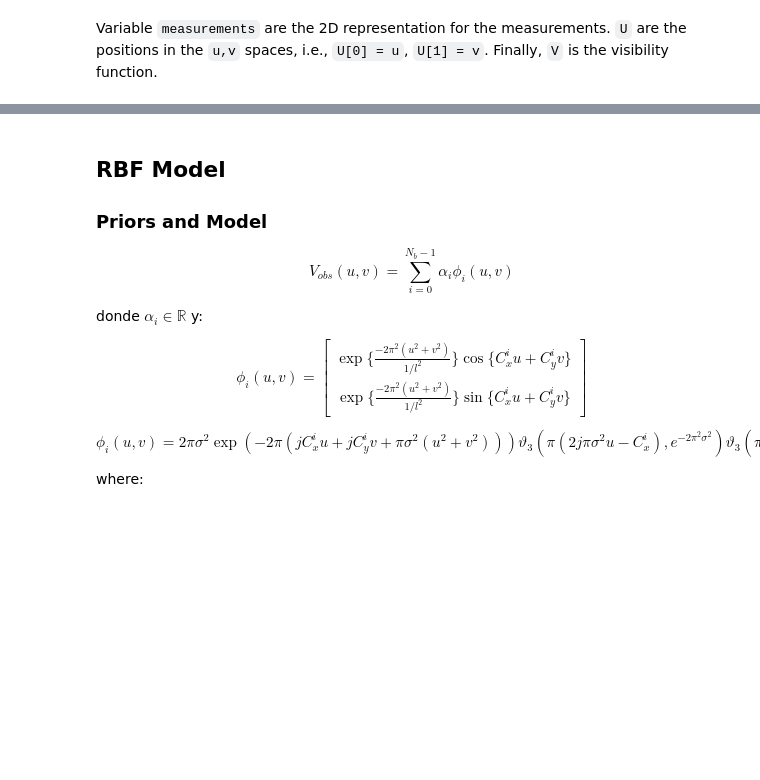
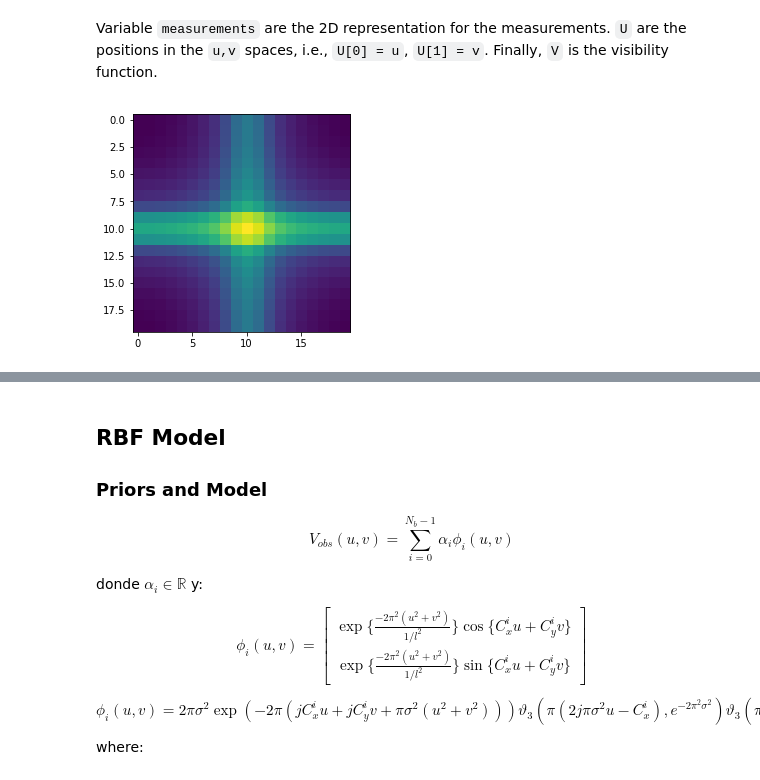
Before and after one commit to lerkoah/BayesianInterferometryIDS, a Jupyter notebook: src/main_bay_int.ipynb, the cells around one changed output, grey strips where cells are left out. Cells and saved outputs as stored; diff of their text form; code cells hidden in the pictures; blank space fills up the shorter version.

```diff
--- a/src/main_bay_int.ipynb
+++ b/src/main_bay_int.ipynb
@@ -164,11 +164,11 @@ Variable `measurements` are the 2D representation for the measurements. `U` are
 # %%
 measurements,U,V = UVCreator(np.fft.fftshift(img_fft),mask)
 
 measurements_abs = np.log(np.abs(measurements)+1e-12)
 show_fft_image(measurements_abs, shift=False)
 
-V = V(1+)
 print(V[1,:])
 #print(U)
 print(measurements[0,1])
 # %% [output]
+[figure, added]
```
Also changed, not shown: parts of 11 cells of this notebook, 5 other files.
